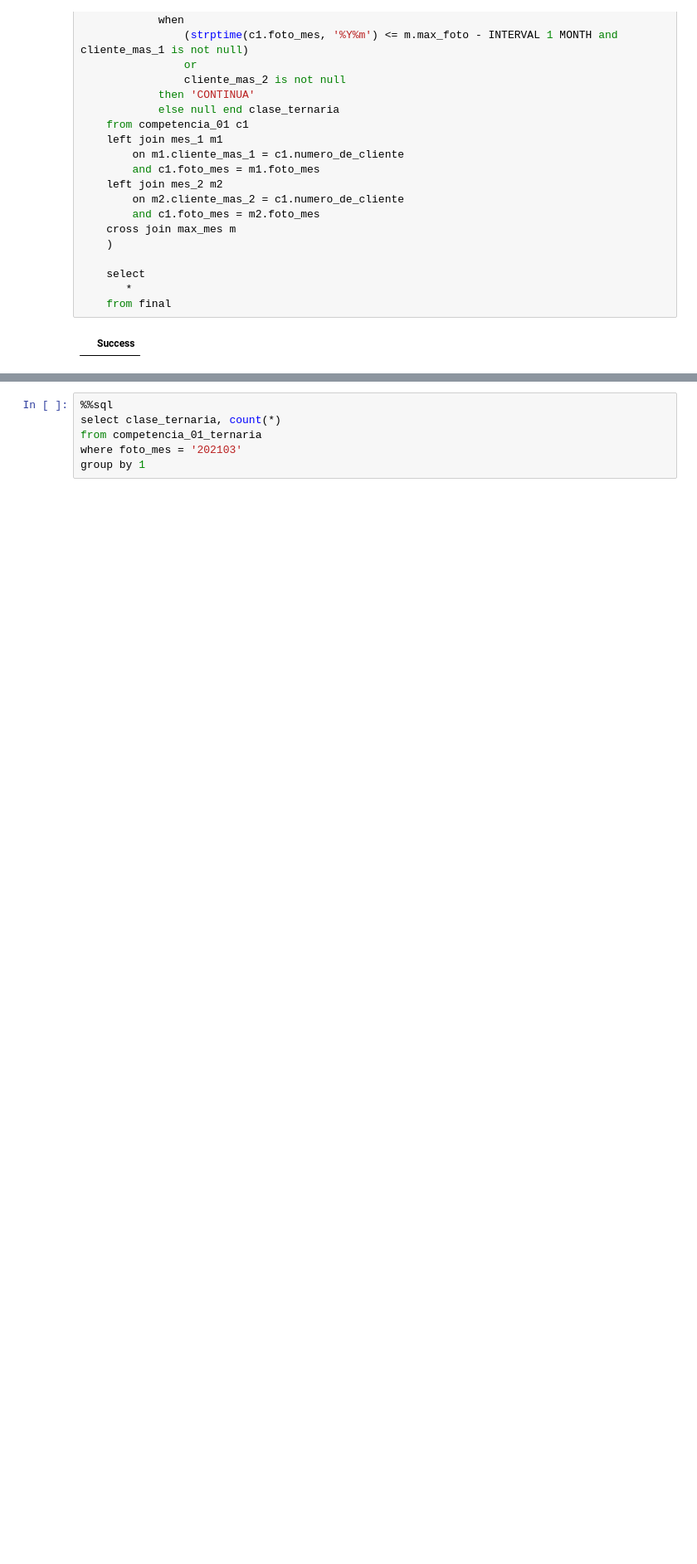
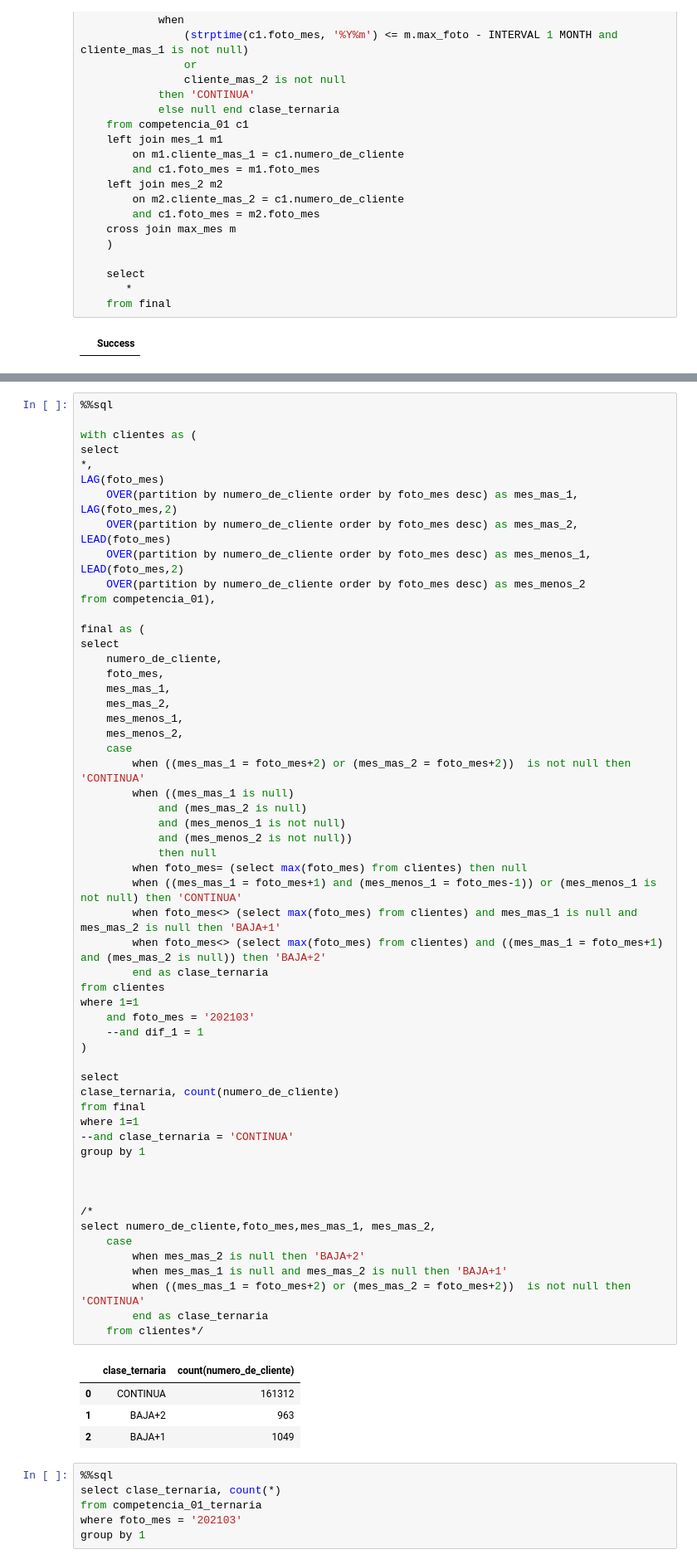
Before and after one commit to fedeidoeta/dmeyf2023, a Jupyter notebook: src/monday/fi101_target_sql.ipynb, the cells around one changed output, grey strips where cells are left out. Shown: that part at 83% size. Saved outputs shown, nothing was run; the diff lists cells and outputs as text; blank space fills up the shorter version.

```diff
--- a/src/monday/fi101_target_sql.ipynb
+++ b/src/monday/fi101_target_sql.ipynb
@@ -258,3 +242,67 @@ select numero_de_cliente,foto_mes,mes_mas_1, mes_mas_2,
+# %%
+%%sql
+
+with clientes as (
+select
+*,
+LAG(foto_mes)
+    OVER(partition by numero_de_cliente order by foto_mes desc) as mes_mas_1,
+LAG(foto_mes,2)
+    OVER(partition by numero_de_cliente order by foto_mes desc) as mes_mas_2,
+LEAD(foto_mes)
+    OVER(partition by numero_de_cliente order by foto_mes desc) as mes_menos_1,
+LEAD(foto_mes,2)
+    OVER(partition by numero_de_cliente order by foto_mes desc) as mes_menos_2
+from competencia_01),
+
+final as (
+select
+    numero_de_cliente,
+    foto_mes,
+    mes_mas_1,
+    mes_mas_2,
+    mes_menos_1,
+    mes_menos_2,
+    case
+        when ((mes_mas_1 = foto_mes+2) or (mes_mas_2 = foto_mes+2))  is not null then 'CONTINUA'
+        when ((mes_mas_1 is null)
+            and (mes_mas_2 is null)
+            and (mes_menos_1 is not null)
+            and (mes_menos_2 is not null))
+            then null
+        when foto_mes= (select max(foto_mes) from clientes) then null
+        when ((mes_mas_1 = foto_mes+1) and (mes_menos_1 = foto_mes-1)) or (mes_menos_1 is not null) then 'CONTINUA'
+        when foto_mes<> (select max(foto_mes) from clientes) and mes_mas_1 is null and mes_mas_2 is null then 'BAJA+1'
+        when foto_mes<> (select max(foto_mes) from clientes) and ((mes_mas_1 = foto_mes+1) and (mes_mas_2 is null)) then 'BAJA+2'
+        end as clase_ternaria
+from clientes
+where 1=1
+    and foto_mes = '202103'
+    --and dif_1 = 1
+)
+
+select
+clase_ternaria, count(numero_de_cliente)
+from final
+where 1=1
+--and clase_ternaria = 'CONTINUA'
+group by 1
+
+
+
+/*
+select numero_de_cliente,foto_mes,mes_mas_1, mes_mas_2,
+    case
+        when mes_mas_2 is null then 'BAJA+2'
+        when mes_mas_1 is null and mes_mas_2 is null then 'BAJA+1'
+        when ((mes_mas_1 = foto_mes+2) or (mes_mas_2 = foto_mes+2))  is not null then 'CONTINUA'
+        end as clase_ternaria
+    from clientes*/
+# %% [output]
+|  | clase_ternaria | count(numero_de_cliente) |
+| 0 | CONTINUA | 161312 |
+| 1 | BAJA+2 | 963 |
+| 2 | BAJA+1 | 1049 |
 # %%
 %%sql
 select clase_ternaria, count(*)
```
Also changed, not shown: parts of 3 cells of this notebook, 3 other files.
